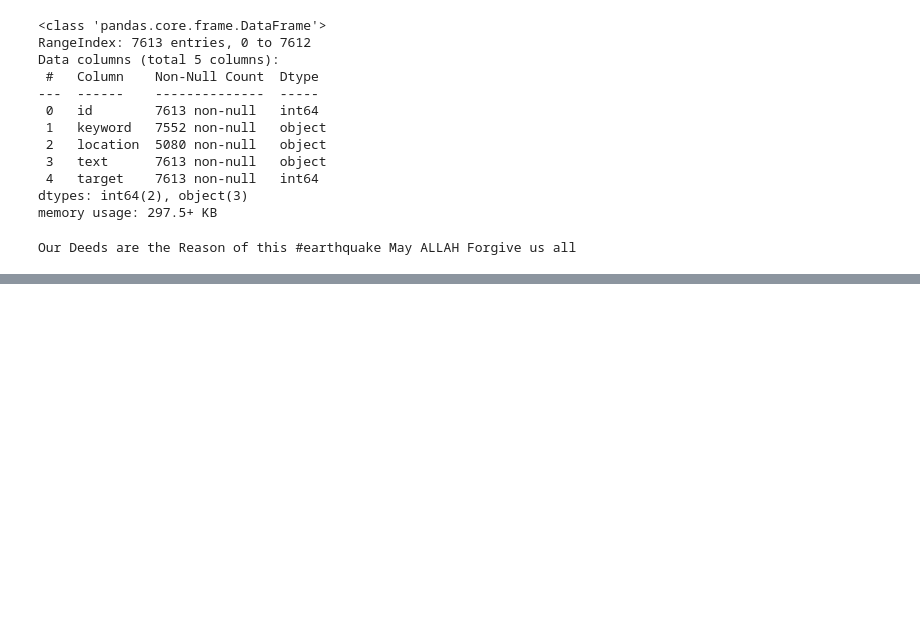
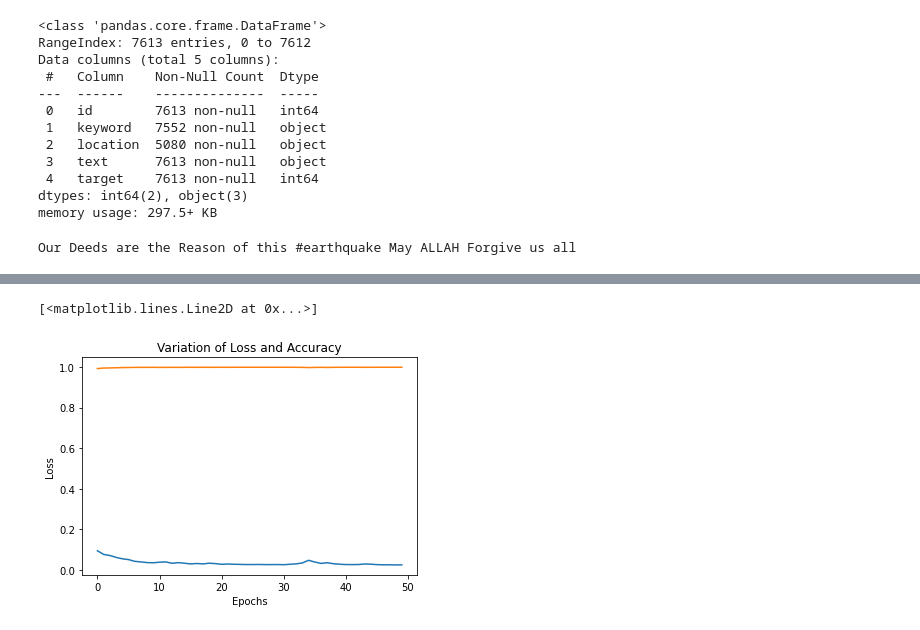
Before and after one commit to BoshiLee/kears_learning, a Jupyter notebook: training_project/Natural Language Processing with Disaster Tweets/nlp_disater_tweets.ipynb, the cells around one changed output, grey strips where cells are left out. Saved outputs shown, nothing was run; the diff lists cells and outputs as text; code cells hidden in the pictures; blank space fills up the shorter version.

```diff
--- a/training_project/Natural Language Processing with Disaster Tweets/nlp_disater_tweets.ipynb
+++ b/training_project/Natural Language Processing with Disaster Tweets/nlp_disater_tweets.ipynb
@@ -123,0 +173,5 @@ def build_model():
+# %%
+# Model constants.
+max_features = 20000
+embedding_dim = 128
+sequence_length = 500
@@ -124,3 +239,31 @@ def build_model():
+# %%
+from keras.layers import *
+
+def build_model():
+    inputs = tf.keras.Input(shape=(None,), dtype="int64")
+
+    # Next, we add a layer to map those vocab indices into a space of dimensionality
+    # 'embedding_dim'.
+    x = Embedding(max_features, embedding_dim)(inputs)
+    x = Dropout(0.5)(x)
+
+    # Conv1D + global max pooling
+    x = Conv1D(128, 7, padding="valid", activation="relu", strides=3)(x)
+    x = Conv1D(128, 7, padding="valid", activation="relu", strides=3)(x)
+    x = GlobalMaxPooling1D()(x)
+
+    # We add a vanilla hidden layer:
+    x = Dense(128, activation="relu")(x)
+    x = Dropout(0.5)(x)
+
+    # We project onto a single unit output layer, and squash it with a sigmoid:
+    predictions = Dense(1, activation="sigmoid", name="predictions")(x)
+
+    model = tf.keras.Model(inputs, predictions)
+
+    # Compile the model with binary crossentropy loss and an adam optimizer.
+    model.compile(loss="binary_crossentropy", optimizer="adam", metrics=["accuracy"])
+    return model
 # %%
 model_summary = build_model()
 model_summary.summary()
@@ -183,0 +308,2 @@ TypeError: only integer scalar arrays can be converted to a scalar index
+# %%
+history = model_summary.fit(train_dataset.batch(256), epochs=50).history
@@ -183,0 +329,10 @@ TypeError: only integer scalar arrays can be converted to a scalar index
+# %%
+plt.figure()
+plt.title('Variation of Loss and Accuracy')
+plt.xlabel('Epochs')
+plt.ylabel('Loss')
+plt.plot(history['loss'])
+plt.plot(history['auc'])
+# %% [output]
+[<matplotlib.lines.Line2D at 0x...>]
+[figure, added]
```
Also changed, not shown: parts of 31 cells of this notebook.
